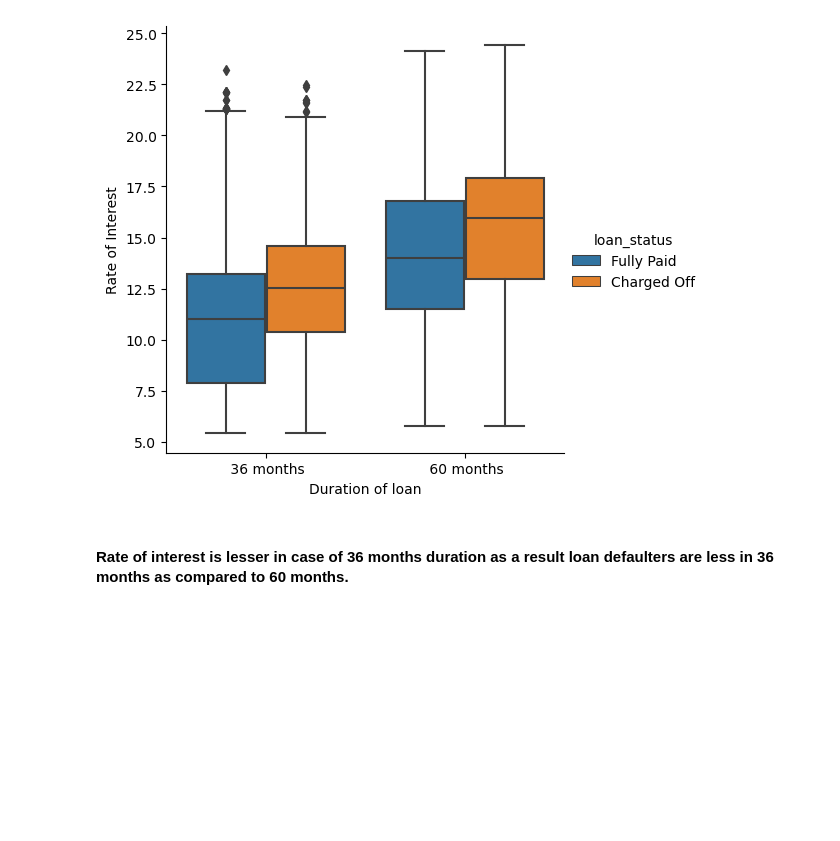
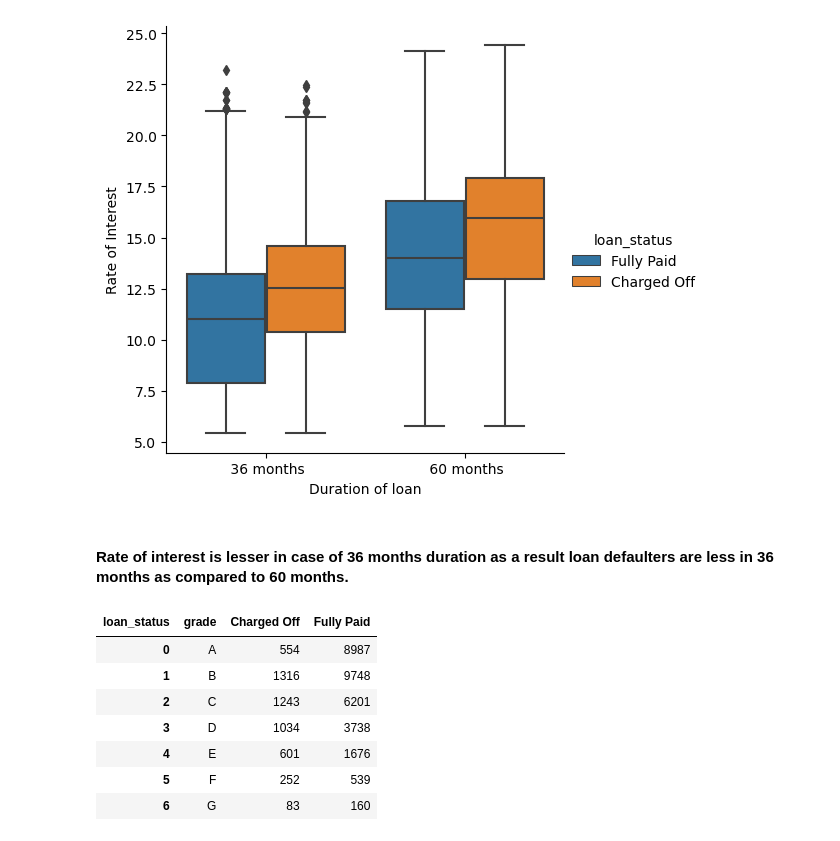
Before and after one commit to prashanthector/LendingClubCaseStudy, a Jupyter notebook: Group_Facilitator_PrashantKumarMisra.ipynb, the cells around one changed output. Cells and saved outputs as stored; diff of their text form; code cells hidden in the pictures; blank space fills up the shorter version.

```diff
--- a/Group_Facilitator_PrashantKumarMisra.ipynb
+++ b/Group_Facilitator_PrashantKumarMisra.ipynb
@@ -793,3 +793,16 @@ plt.show()
 [figure]
 # %% [markdown]
 #### Rate of interest is lesser in case of 36 months duration as a result loan defaulters are less in 36 months as compared to 60 months.
+# %%
+pivot_table_count = lending_df_filter.pivot_table(index='grade', columns='loan_status', values='annual_inc', aggfunc='count').reset_index()
+from IPython.display import display
+display(pivot_table_count)
+# %% [output]
+| loan_status | grade | Charged Off | Fully Paid |
+| 0 | A | 554 | 8987 |
+| 1 | B | 1316 | 9748 |
+| 2 | C | 1243 | 6201 |
+| 3 | D | 1034 | 3738 |
+| 4 | E | 601 | 1676 |
+| 5 | F | 252 | 539 |
+| 6 | G | 83 | 160 |
```
Also changed, not shown: parts of 8 cells of this notebook.
